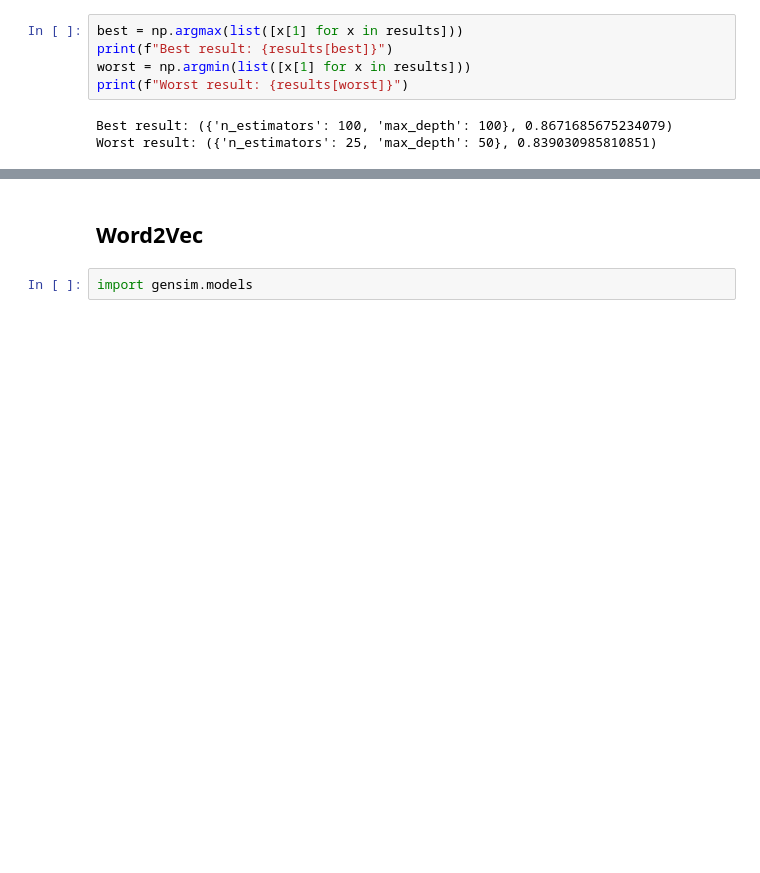
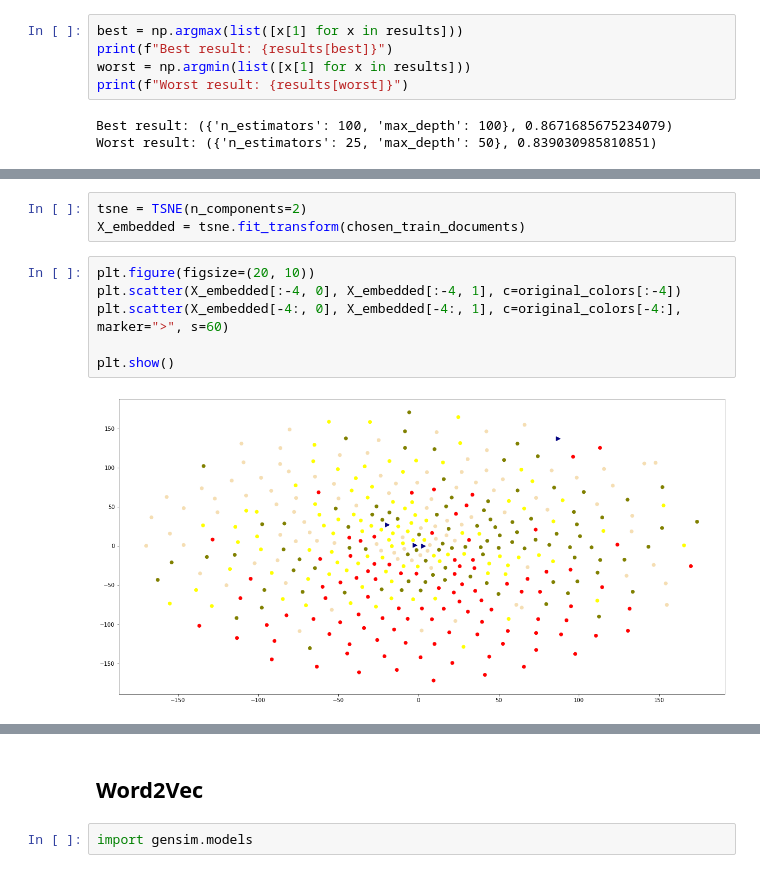
Before and after one commit to SeyedAlirezaFatemi/modern-information-retrieval, a Jupyter notebook: MIR-Project.ipynb, the cells around one changed output, grey strips where cells are left out. Drawn from its saved outputs; the diff is of its cells as text; blank space fills up the shorter version.

```diff
--- a/MIR-Project.ipynb
+++ b/MIR-Project.ipynb
@@ -706,0 +736,11 @@ plt.scatter(X_embedded[:, 0], X_embedded[:, 1])
+# %%
+tsne = TSNE(n_components=2)
+X_embedded = tsne.fit_transform(chosen_train_documents)
+# %%
+plt.figure(figsize=(20, 10))
+plt.scatter(X_embedded[:-4, 0], X_embedded[:-4, 1], c=original_colors[:-4])
+plt.scatter(X_embedded[-4:, 0], X_embedded[-4:, 1], c=original_colors[-4:], marker=">", s=60)
+
+plt.show()
+# %% [output]
+[figure, added]
```
Also changed, not shown: parts of 28 cells of this notebook.
